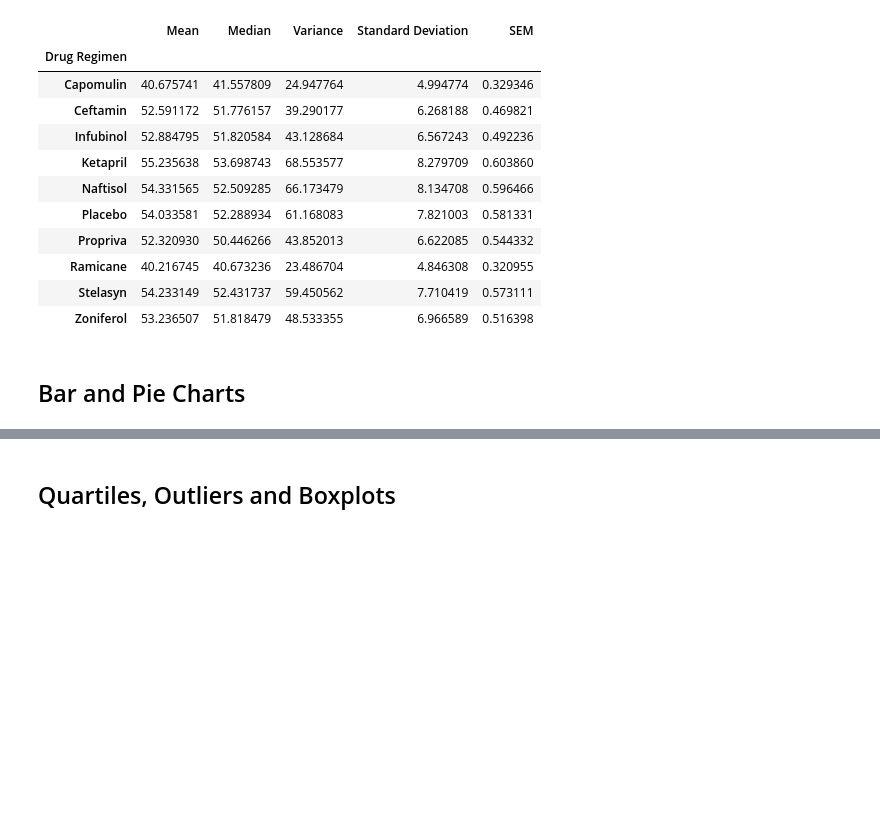
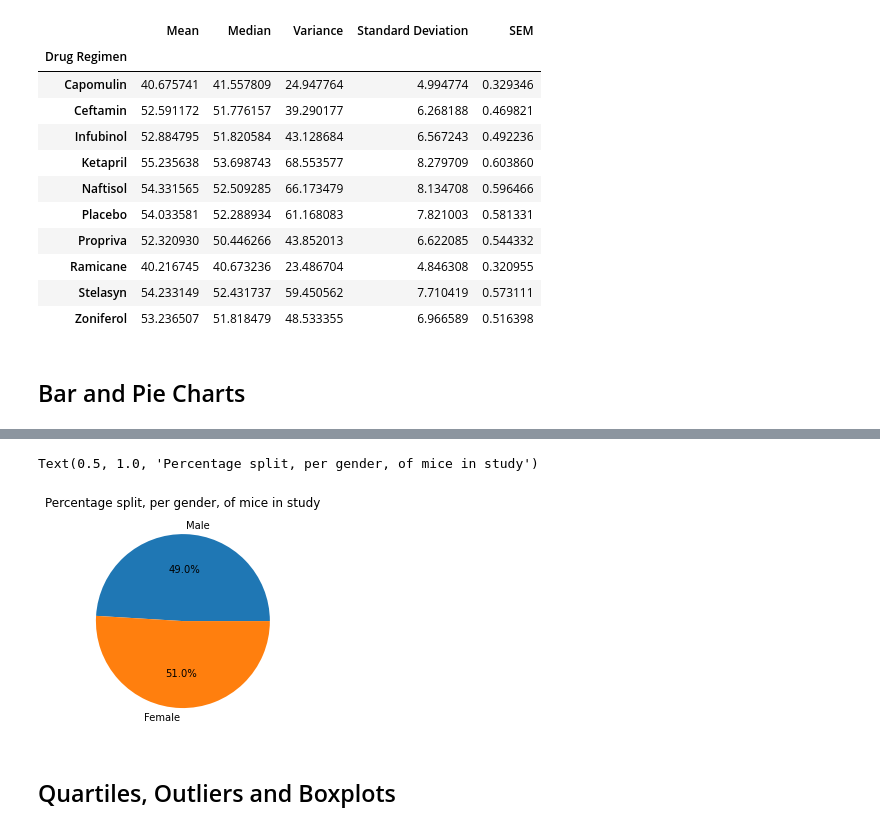
Before and after one commit to chiron-chiron/matplotlib-challenge, a Jupyter notebook: pymaceuticals_starter.ipynb, the cells around one changed output, grey strips where cells are left out. Cells and saved outputs as stored; diff of their text form; code cells hidden in the pictures; blank space fills up the shorter version.

```diff
--- a/pymaceuticals_starter.ipynb
+++ b/pymaceuticals_starter.ipynb
@@ -422,2 +449,11 @@ plt.ylim(0,250)
 # %%
-# Generate a pie plot showing the distribution of female versus male mice using pandas
+# Generate a pie plot showing the distribution of female versus male mice using pyplot
+
+sex = ["Male", "Female"]
+sex_numbers = [922, 958]
+colors = ["blue", "orange"]
+plt.pie(sex_numbers, labels=sex, autopct="%1.1f%%")
+plt.title("Percentage split, per gender, of mice in study")
+# %% [output]
+Text(0.5, 1.0, 'Percentage split, per gender, of mice in study')
+[figure, added]
```
Also changed, not shown: parts of 5 cells of this notebook.
